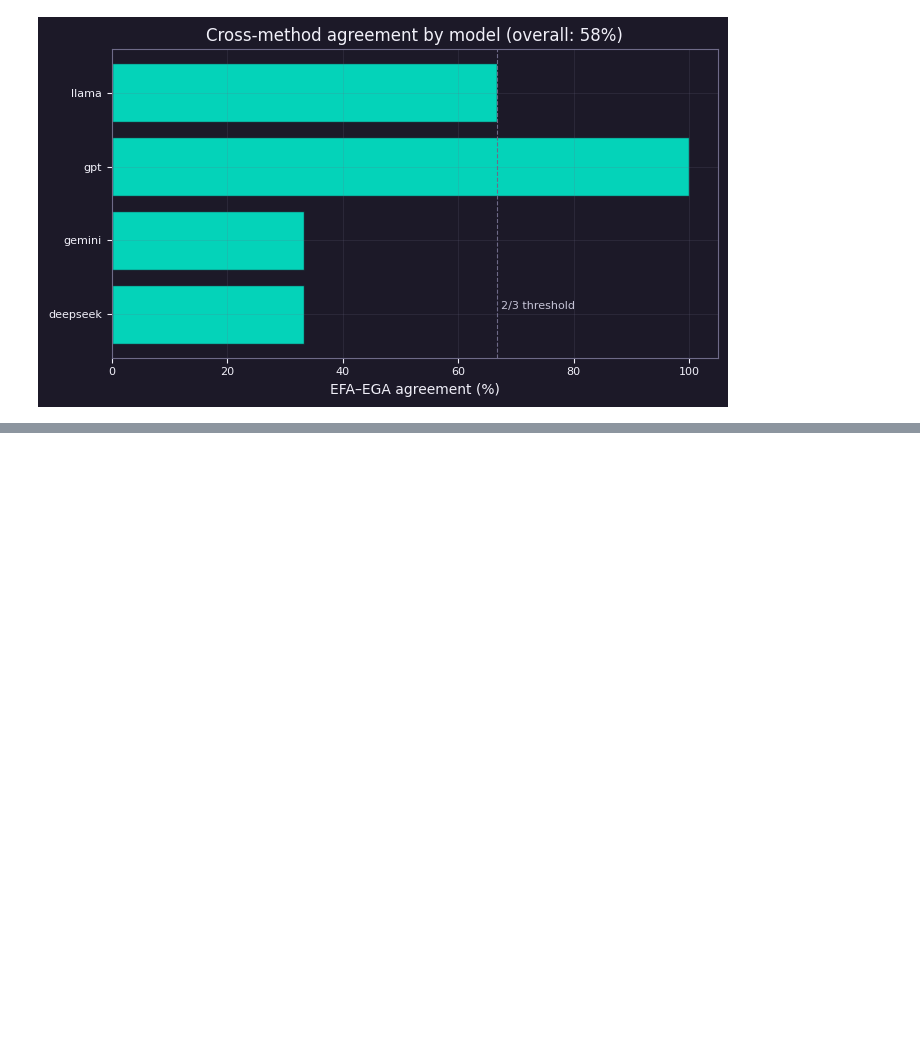
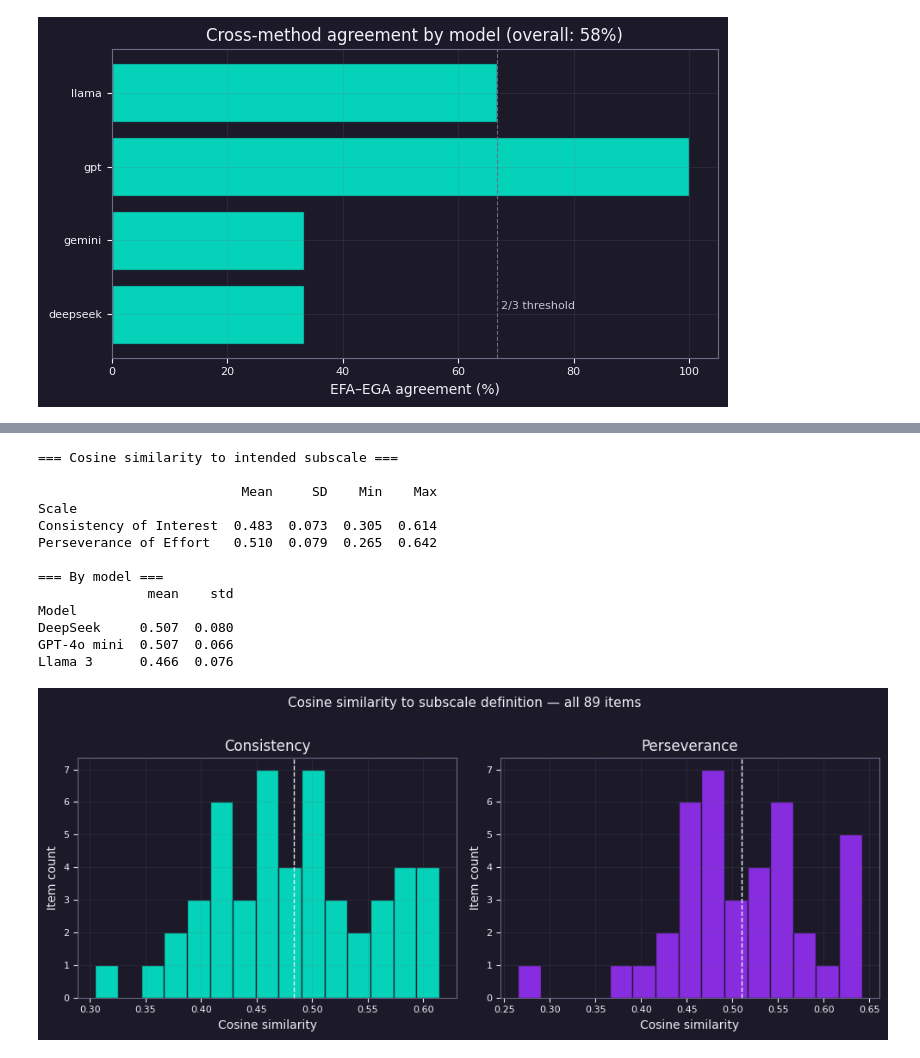
Before and after one commit to Holly-olly/item-forge, a Jupyter notebook: item_forge.ipynb, the cells around one changed output, grey strips where cells are left out. Drawn from its saved outputs; the diff is of its cells as text; code cells hidden in the pictures; blank space fills up the shorter version.

```diff
--- a/item_forge.ipynb
+++ b/item_forge.ipynb
@@ -2711,0 +2835,43 @@ else:
+# %%
+# ── Cosine similarity descriptives ──────────────────────────────────────────
+print('=== Cosine similarity to intended subscale ===\n')
+cos_stats = master.groupby('Scale')['cosine_sim'].agg(['mean','std','min','max'])
+cos_stats.columns = ['Mean', 'SD', 'Min', 'Max']
+print(cos_stats.round(3).to_string())
+
+print('\n=== By model ===')
+print(master.groupby('Model')['cosine_sim'].agg(['mean','std']).round(3).to_string())
+
+# ── Distribution chart ────────────────────────────────────────────────────────
+fig, axes = plt.subplots(1, 2, figsize=(10, 4))
+_style(fig, *axes)
+
+for ax, (scale, grp) in zip(axes, master.groupby('Scale')):
+    col = P['violet'] if 'Perseverance' in scale else P['cyan']
+    ax.hist(grp['cosine_sim'], bins=15, color=col, alpha=0.85, edgecolor=P['deep'])
+    ax.axvline(grp['cosine_sim'].mean(), color=P['white'], ls='--', lw=1)
+    ax.set_title(scale.split()[0], color=P['white'])
+    ax.set_xlabel('Cosine similarity')
+    ax.set_ylabel('Item count')
+
+fig.suptitle('Cosine similarity to subscale definition — all 89 items',
+             color=P['white'], fontsize=11, y=1.01)
+plt.tight_layout()
+plt.savefig('outputs/figures/chart_cosine_distribution.png',
+            dpi=150, bbox_inches='tight', facecolor=P['deep'])
+plt.show()
+# %% [output]
+=== Cosine similarity to intended subscale ===
+
+                          Mean     SD    Min    Max
+Scale
+Consistency of Interest  0.483  0.073  0.305  0.614
+Perseverance of Effort   0.510  0.079  0.265  0.642
+
+=== By model ===
+              mean    std
+Model
+DeepSeek     0.507  0.080
+GPT-4o mini  0.507  0.066
+Llama 3      0.466  0.076
+[figure, added]
```
Also changed, not shown: parts of 19 cells of this notebook, 11 other files.
